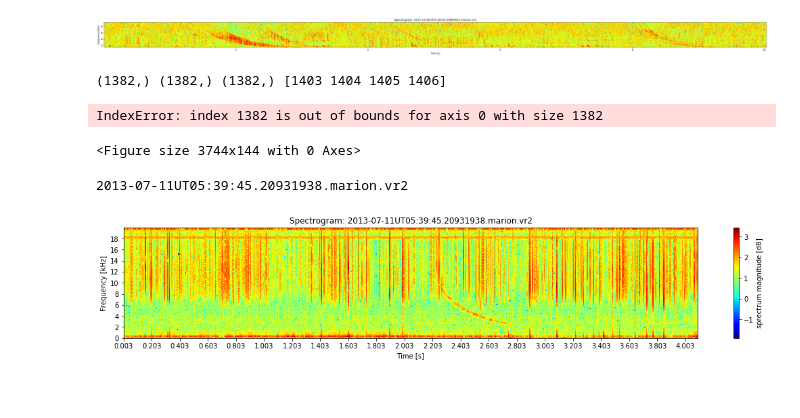
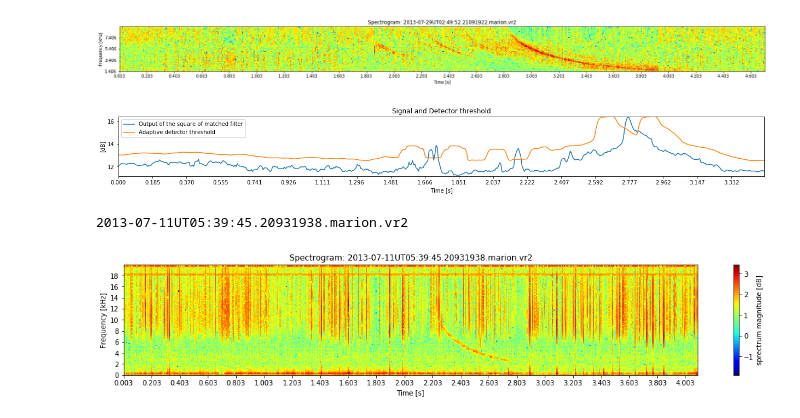
Before and after one commit to Kojey/MSc-whistler-waves-detector, a Jupyter notebook: ipy/sample_detector.ipynb, the cells around one changed output. Drawn from its saved outputs; the diff is of its cells as text; code cells hidden in the pictures; blank space fills up the shorter version.

Commit message:
Update sample detctor code

```diff
--- a/ipy/sample_detector.ipynb
+++ b/ipy/sample_detector.ipynb
@@ -409,42 +413,54 @@ class SampleDetector(Sample):
 from sample import Sample
 from dataset import Dataset
 from database import Database
 dataset_loc = os.path.join(os.getcwd().split(os.environ.get('USER'))[0],os.environ.get('USER'), 'wdml', 'data','datasets', 'awdEvents1')
 database_loc = os.path.join(os.getcwd().split(os.environ.get('USER'))[0],os.environ.get('USER'), 'wdml', 'data','databases', 'awdEvents1')
 site = 'marion'
 my_dataset = Dataset(dataset_loc, site)
 my_database = Database(dataset_loc, database_loc, site)
 file = np.random.choice(my_database.get_test(),1)[0]
 # file = '2013-04-22UT01:28:03.48279656.marion.vr2'
 sample = SampleDetector(dataset_loc, site, file)
 
 # sig = np.array([0]*5+[0,0,1,8,1,0,0,8,2,8,3,1,0,0,8,3,8,4,8,2,2,2,2,2,8,2]+[0]*5)
 # plt.plot(sig**2)
 # # plt.plot(sample.ca_cfar(sig, 2,1,1e-2)[0])
 # # plt.plot(sample.os_cfar(sig, 2,1,1,1e-2)[0])
 # plt.plot(sample.tm_cfar(sig,2,1,1,2,1e-2)[0])
 
-kernel = sample.load_kernel('mean', [os.path.join(database_loc, site, 'kernels', 'kernel_data.h5')])
+# kernel = sample.load_kernel('mean', [os.path.join(database_loc, site, 'kernels', 'kernel_data.h5')])
 kernel = sample.load_kernel('sim', [0.45,80,3])
 kernel -= kernel.mean()
 
 transforms, transforms_params = ['slice','zscore'],[[1.5,9.5],[None]]
 detector, detector_params = 'ca_cfar', [15,10,1e-3]
 size = (4*sample.get_time_freq_ratio(dec=0), 2)
 sample.apply_transform(transforms, transforms_params)
 sample.spectrogram_plot(figsize=size, xlabel='Time [s]', ylabel='Frequency [kHz]',zlabel='sprectrum magnitude [dB]',
-                           xaxis=True, yaxis=True,title="Spectrogram: "+sample.get_file(), cmap='jet', cmap_show=False)
-sample.plot_corr_output(transforms, transforms_params, detector, detector_params, diff_err=.1, time_err=.1, kernel=kernel)
+                           xaxis=True, yaxis=True,ticks=[0.2,2],title="Spectrogram: "+sample.get_file(), cmap='jet', cmap_show=False)
+sample.plot_corr_output(transforms, transforms_params, detector, detector_params, kernel=kernel,time_err=.1)
 # corr =  signal.correlate2d(10**sample.get_spectrogram(), 10**kernel, mode='valid')[0]
+# threshold, indices = sample.apply_cfar_detector(corr, detector, detector_params)
 # print(sample.get_spectrogram().shape, kernel.shape, corr.shape)
-# plt.figure(figsize=size)
-# plt.plot(np.log10(corr**2))
+# print(corr.shape, threshold.shape, indices.shape)
+# x = np.linspace(0,len(corr),len(corr))*sample.get_time_res()
+# print(size)
+# fig = plt.figure(figsize=(size[0]-15,size[1]))
+# plt.plot(x,np.log10(corr**2))
+# plt.plot(x,np.log10(threshold))
+# plt.autoscale(tight=True)
 # plt.show()
+# print(threshold[0], indices[0])
+
+# sig = np.array([0]*5+[0,0,1,8,1,0,0,8,2,8,3,1,0,0,8,3,8,4,8,2,2,2,2,2,8,2]+[0]*5)
+# sig = np.array([1]+[2]*10+[3])
+# roll = sample.rolling(sig,3,1,mode='full')
+# print(sig.shape, roll.shape)
+# print(sig)
+# print(roll)
 # %% [output]
-[figure, old version]
+[figure, new version]
-(1382,) (1382,) (1382,) [1403 1404 1405 1406]
-IndexError: index 1382 is out of bounds for axis 0 with size 1382
-<Figure size 3744x144 with 0 Axes>
+[figure, added]
 # %%
 # from sample import Sample
 # from dataset import Dataset
```
Also changed, not shown: parts of 1 cell of this notebook, 1 other file.
